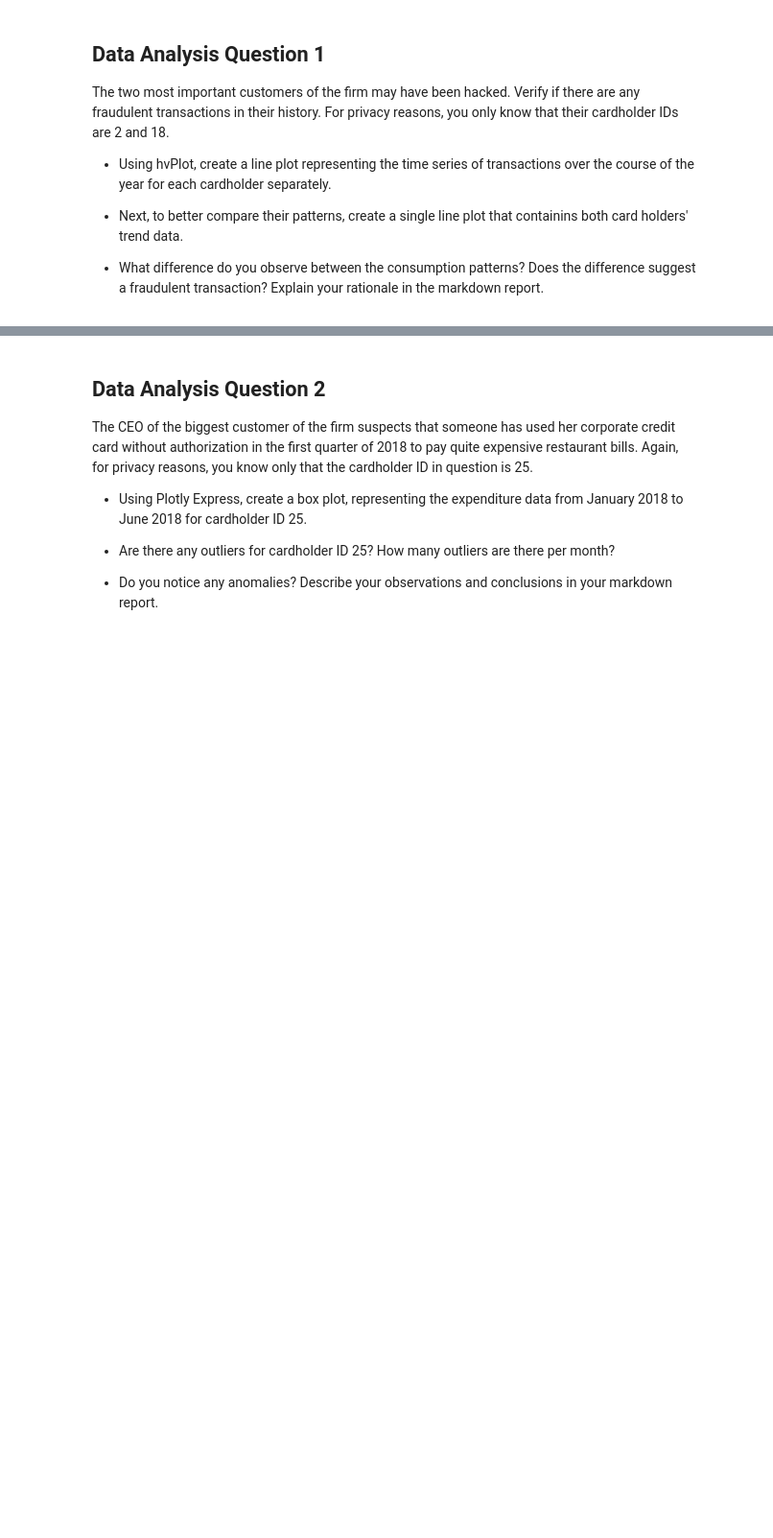
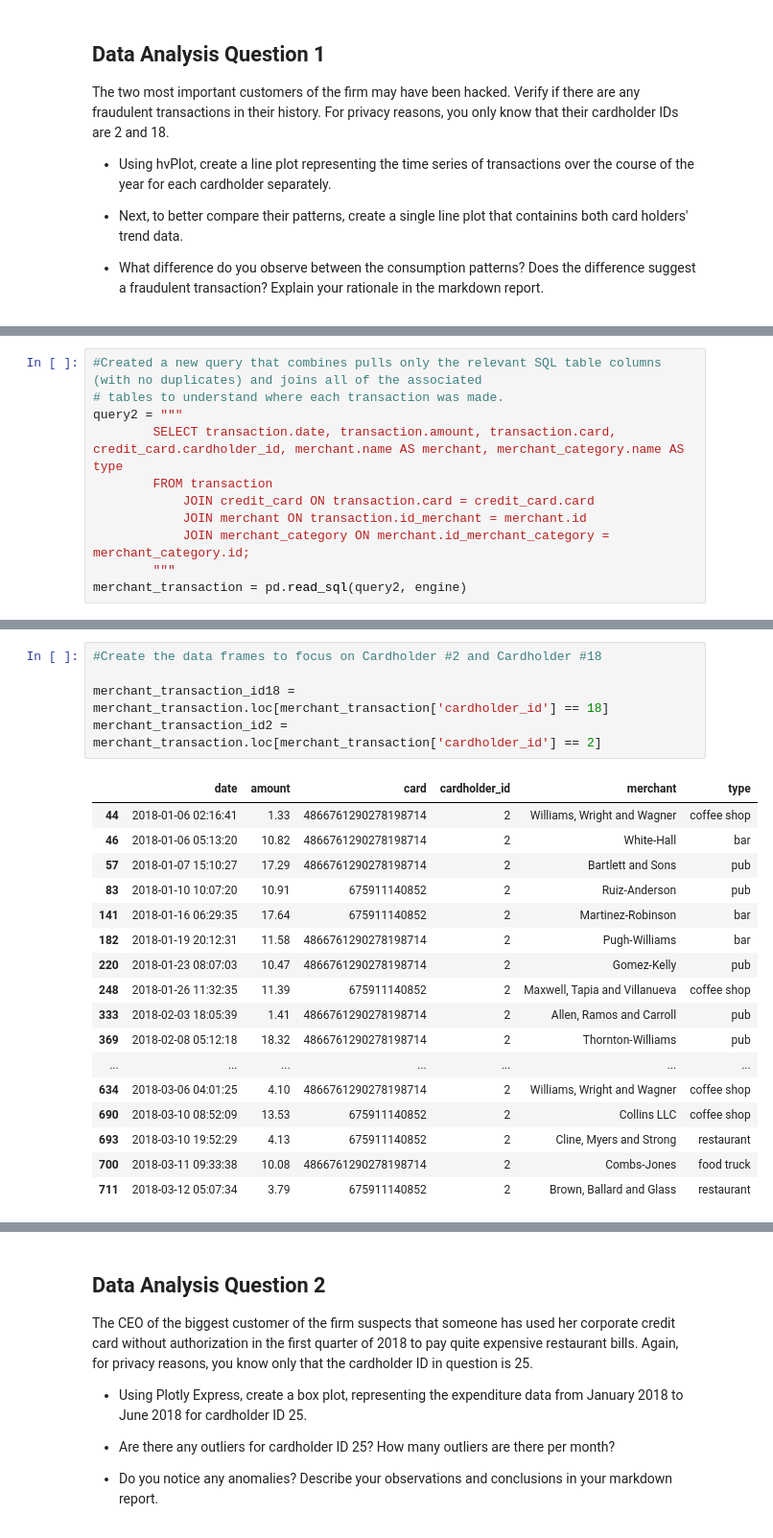
Before and after one commit to arwa486/UW-FinTech-Introduction, a Jupyter notebook: homework/homework_7/Starter_Files/visual_data_analysis.ipynb, the cells around one changed output, grey strips where cells are left out. Shown at 96% size. Drawn from its saved outputs; the diff is of its cells as text; blank space fills up the shorter version.

```diff
--- a/homework/homework_7/Starter_Files/visual_data_analysis.ipynb
+++ b/homework/homework_7/Starter_Files/visual_data_analysis.ipynb
@@ -57,0 +140,11 @@ cardholders.hvplot()
+# %%
+#Created a new query that combines pulls only the relevant SQL table columns (with no duplicates) and joins all of the associated
+# tables to understand where each transaction was made.
+query2 = """
+        SELECT transaction.date, transaction.amount, transaction.card, credit_card.cardholder_id, merchant.name AS merchant, merchant_category.name AS type
+        FROM transaction
+            JOIN credit_card ON transaction.card = credit_card.card
+            JOIN merchant ON transaction.id_merchant = merchant.id
+            JOIN merchant_category ON merchant.id_merchant_category = merchant_category.id;
+        """
+merchant_transaction = pd.read_sql(query2, engine)
@@ -57,0 +160,23 @@ cardholders.hvplot()
+# %%
+#Create the data frames to focus on Cardholder #2 and Cardholder #18
+
+merchant_transaction_id18 = merchant_transaction.loc[merchant_transaction['cardholder_id'] == 18]
+merchant_transaction_id2 = merchant_transaction.loc[merchant_transaction['cardholder_id'] == 2]
+# %% [output]
+|  | date | amount | card | cardholder_id | merchant | type |
+| 44 | 2018-01-06 02:16:41 | 1.33 | 4866761290278198714 | 2 | Williams, Wright and Wagner | coffee shop |
+| 46 | 2018-01-06 05:13:20 | 10.82 | 4866761290278198714 | 2 | White-Hall | bar |
+| 57 | 2018-01-07 15:10:27 | 17.29 | 4866761290278198714 | 2 | Bartlett and Sons | pub |
+| 83 | 2018-01-10 10:07:20 | 10.91 | 675911140852 | 2 | Ruiz-Anderson | pub |
+| 141 | 2018-01-16 06:29:35 | 17.64 | 675911140852 | 2 | Martinez-Robinson | bar |
+| 182 | 2018-01-19 20:12:31 | 11.58 | 4866761290278198714 | 2 | Pugh-Williams | bar |
+| 220 | 2018-01-23 08:07:03 | 10.47 | 4866761290278198714 | 2 | Gomez-Kelly | pub |
+| 248 | 2018-01-26 11:32:35 | 11.39 | 675911140852 | 2 | Maxwell, Tapia and Villanueva | coffee shop |
+| 333 | 2018-02-03 18:05:39 | 1.41 | 4866761290278198714 | 2 | Allen, Ramos and Carroll | pub |
+| 369 | 2018-02-08 05:12:18 | 18.32 | 4866761290278198714 | 2 | Thornton-Williams | pub |
+| ... | ... | ... | ... | ... | ... | ... |
+| 634 | 2018-03-06 04:01:25 | 4.10 | 4866761290278198714 | 2 | Williams, Wright and Wagner | coffee shop |
+| 690 | 2018-03-10 08:52:09 | 13.53 | 675911140852 | 2 | Collins LLC | coffee shop |
+| 693 | 2018-03-10 19:52:29 | 4.13 | 675911140852 | 2 | Cline, Myers and Strong | restaurant |
+| 700 | 2018-03-11 09:33:38 | 10.08 | 4866761290278198714 | 2 | Combs-Jones | food truck |
+| 711 | 2018-03-12 05:07:34 | 3.79 | 675911140852 | 2 | Brown, Ballard and Glass | restaurant |
```
Also changed, not shown: parts of 18 cells of this notebook, 1 other file.
